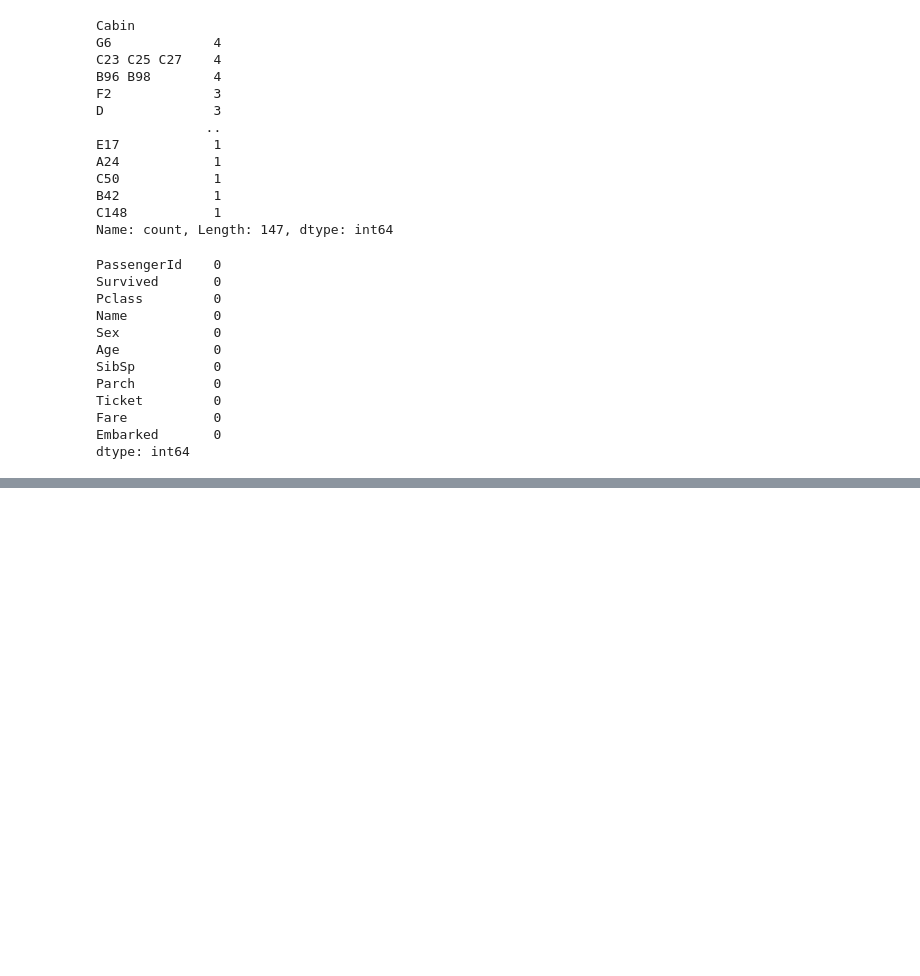
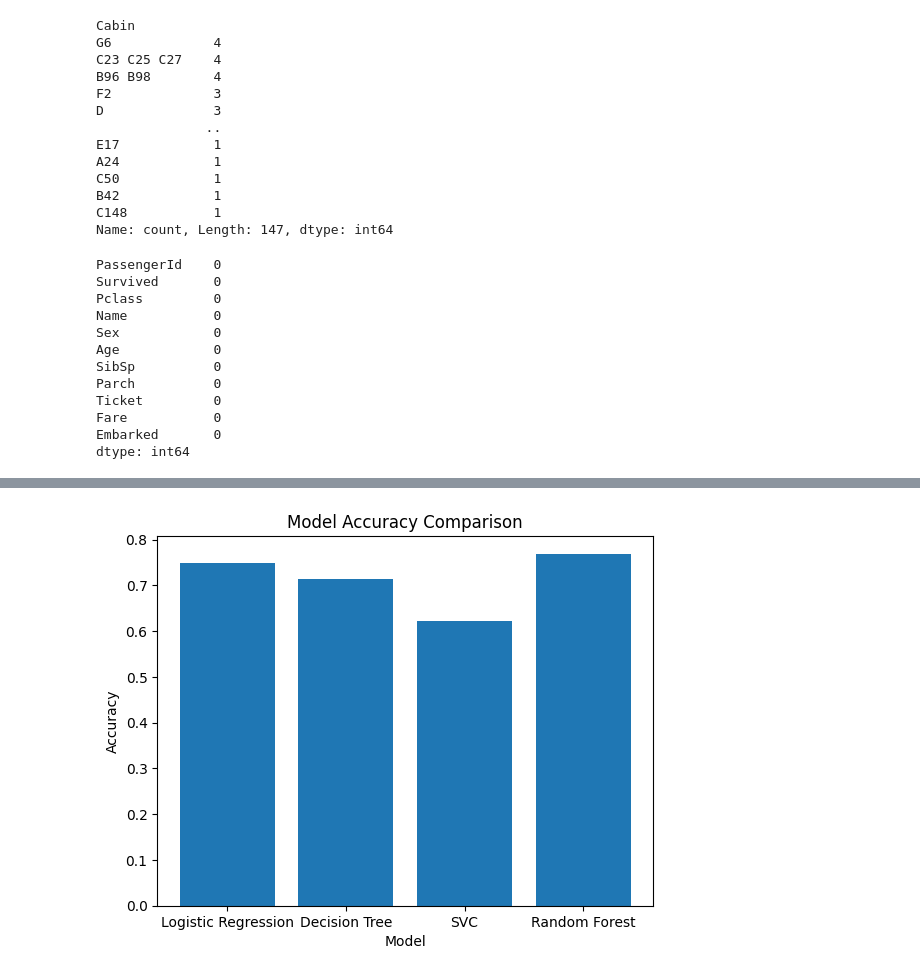
Before and after one commit to AdithyaPS13/AQI-Predictor, a Jupyter notebook: titanic-prediction-model-1.ipynb, the cells around one changed output, grey strips where cells are left out. Saved outputs shown, nothing was run; the diff lists cells and outputs as text; code cells hidden in the pictures; blank space fills up the shorter version.

Commit message:
Kaggle Notebook | titanic prediction model (1) | Version 7

```diff
--- a/titanic-prediction-model-1.ipynb
+++ b/titanic-prediction-model-1.ipynb
@@ -350,0 +234,7 @@ df.to_csv("submission.csv", index=False)
+# %%
+# ---------------- Random Forest ----------------
+model_rf = RandomForestClassifier(n_estimators=200, random_state=42)
+model_rf.fit(X_train, Y_train)
+Y_pred_rf = model_rf.predict(X_test)
+print("RANDOM FOREST")
+print(classification_report(Y_test, Y_pred_rf))
@@ -350,0 +251,29 @@ df.to_csv("submission.csv", index=False)
+# %%
+# --------- Collect reports ---------
+models = {
+    "Logistic Regression": Y_pred_lr,
+    "Decision Tree": Y_pred_dt,
+    "SVC": Y_pred_svc,
+    "Random Forest": Y_pred_rf
+}
+
+rows = []
+
+for model_name, y_pred in models.items():
+    report = classification_report(Y_test, y_pred, output_dict=True)
+
+    rows.append({
+        "Model": model_name,
+        "Accuracy": accuracy_score(Y_test, y_pred),
+        "Precision (0)": report["0"]["precision"],
+        "Recall (0)": report["0"]["recall"],
+        "F1-score (0)": report["0"]["f1-score"],
+        "Precision (1)": report["1"]["precision"],
+        "Recall (1)": report["1"]["recall"],
+        "F1-score (1)": report["1"]["f1-score"]
+    })
+# %%
+# --------- Create DataFrame ---------
+results_df = pd.DataFrame(rows)
+print("MODEL COMPARISON TABLE")
+print(results_df)
@@ -350,0 +293,10 @@ df.to_csv("submission.csv", index=False)
+# %%
+# --------- Visualization (Accuracy Comparison) ---------
+plt.figure()
+plt.bar(results_df["Model"], results_df["Accuracy"])
+plt.xlabel("Model")
+plt.ylabel("Accuracy")
+plt.title("Model Accuracy Comparison")
+plt.show()
+# %% [output]
+[figure, added]
```
Also changed, not shown: parts of 36 cells of this notebook.
